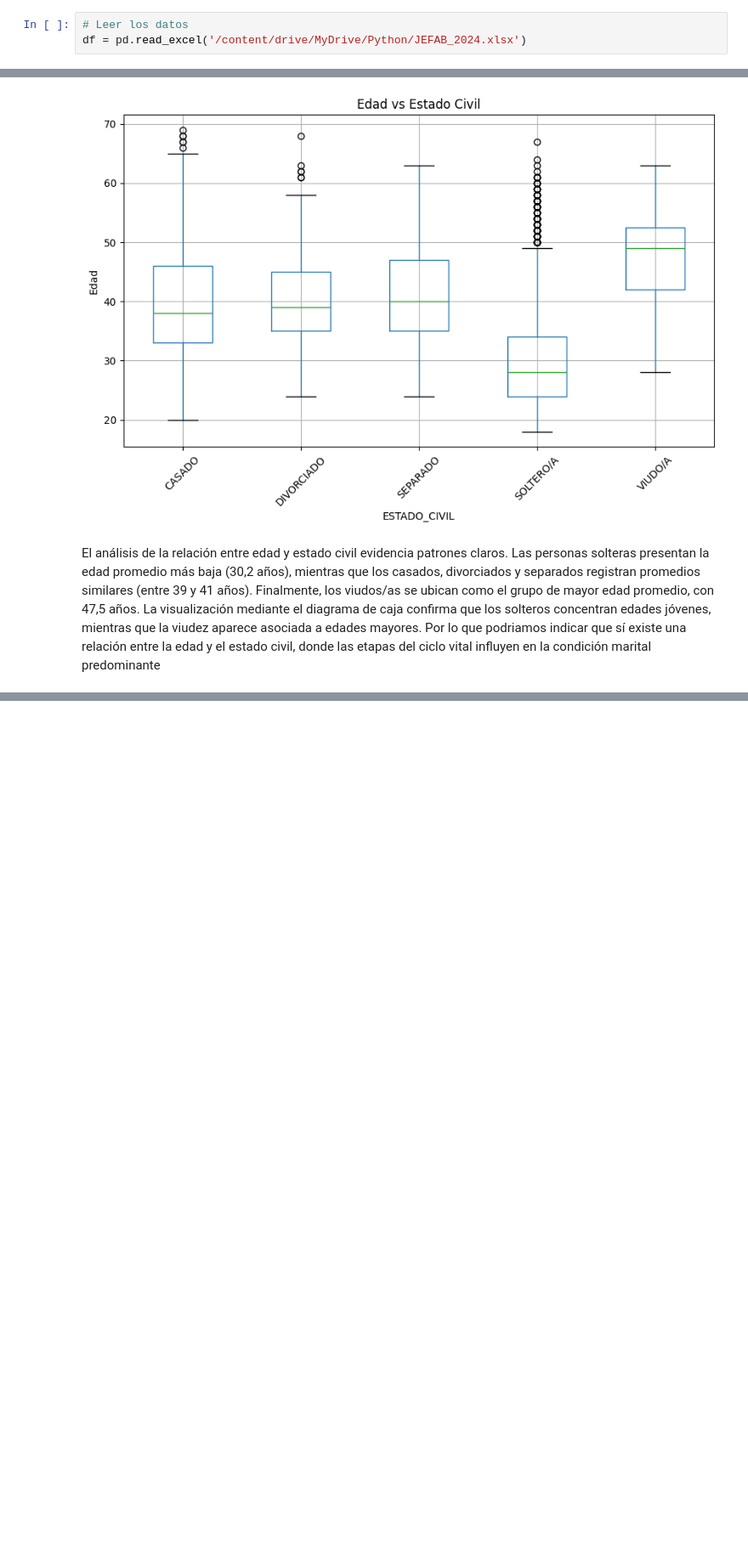
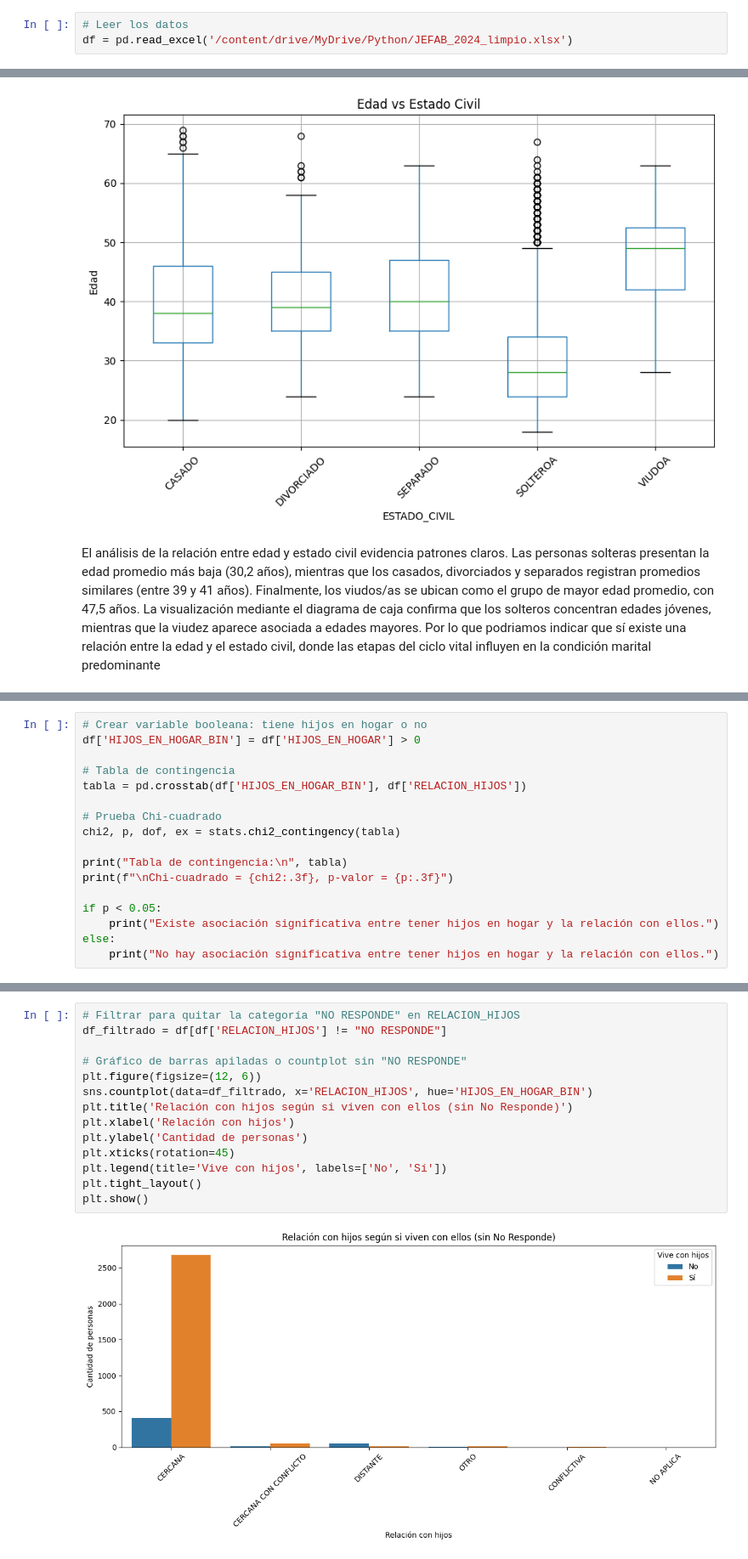
Before and after one commit to yuneidy1703-png/Analisis-datos-fac-equipo-Yun, a Jupyter notebook: Reportes/Analisis_Familiar.ipynb, the cells around one changed output, grey strips where cells are left out. Shown at 85% size. Drawn from its saved outputs; the diff is of its cells as text; blank space fills up the shorter version.

```diff
--- a/Reportes/Analisis_Familiar.ipynb
+++ b/Reportes/Analisis_Familiar.ipynb
@@ -20,7 +20,7 @@ drive.mount('/content/drive')
 Mounted at /content/drive
 # %%
 # Leer los datos
-df = pd.read_excel('/content/drive/MyDrive/Python/JEFAB_2024.xlsx')
+df = pd.read_excel('/content/drive/MyDrive/Python/JEFAB_2024_limpio.xlsx')
 # %%
 # Explorar estructura básica
 print("=== INFORMACIÓN GENERAL ===")
@@ -142,0 +151,17 @@ La visualización mediante el diagrama de caja confirma que los solteros concent
+# %%
+# Crear variable booleana: tiene hijos en hogar o no
+df['HIJOS_EN_HOGAR_BIN'] = df['HIJOS_EN_HOGAR'] > 0
+
+# Tabla de contingencia
+tabla = pd.crosstab(df['HIJOS_EN_HOGAR_BIN'], df['RELACION_HIJOS'])
+
+# Prueba Chi-cuadrado
+chi2, p, dof, ex = stats.chi2_contingency(tabla)
+
+print("Tabla de contingencia:\n", tabla)
+print(f"\nChi-cuadrado = {chi2:.3f}, p-valor = {p:.3f}")
+
+if p < 0.05:
+    print("Existe asociación significativa entre tener hijos en hogar y la relación con ellos.")
+else:
+    print("No hay asociación significativa entre tener hijos en hogar y la relación con ellos.")
@@ -142,0 +182,16 @@ La visualización mediante el diagrama de caja confirma que los solteros concent
+# %%
+# Filtrar para quitar la categoría "NO RESPONDE" en RELACION_HIJOS
+df_filtrado = df[df['RELACION_HIJOS'] != "NO RESPONDE"]
+
+# Gráfico de barras apiladas o countplot sin "NO RESPONDE"
+plt.figure(figsize=(12, 6))
+sns.countplot(data=df_filtrado, x='RELACION_HIJOS', hue='HIJOS_EN_HOGAR_BIN')
+plt.title('Relación con hijos según si viven con ellos (sin No Responde)')
+plt.xlabel('Relación con hijos')
+plt.ylabel('Cantidad de personas')
+plt.xticks(rotation=45)
+plt.legend(title='Vive con hijos', labels=['No', 'Sí'])
+plt.tight_layout()
+plt.show()
+# %% [output]
+[figure, added]
```
Also changed, not shown: parts of 12 cells of this notebook, 4 other files.
